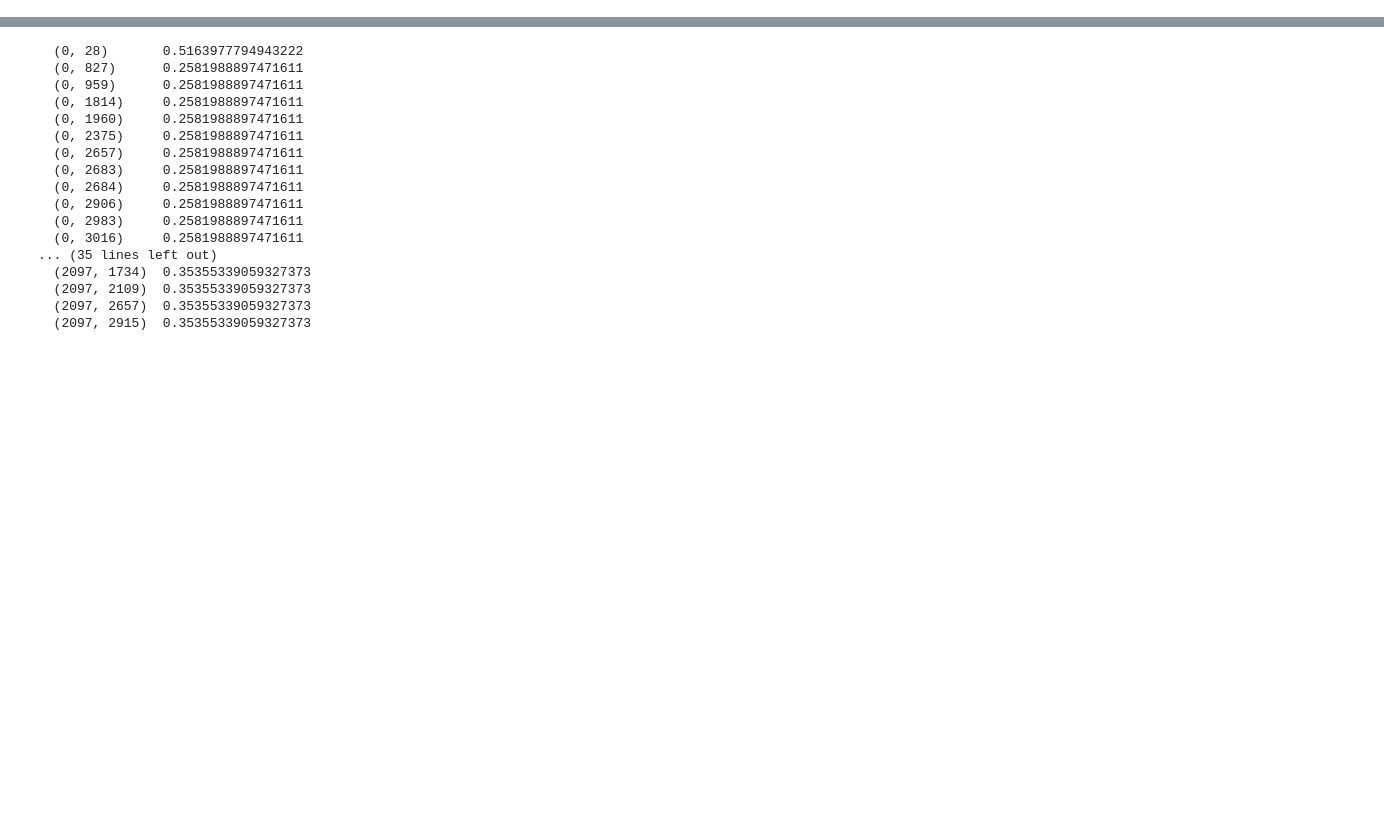
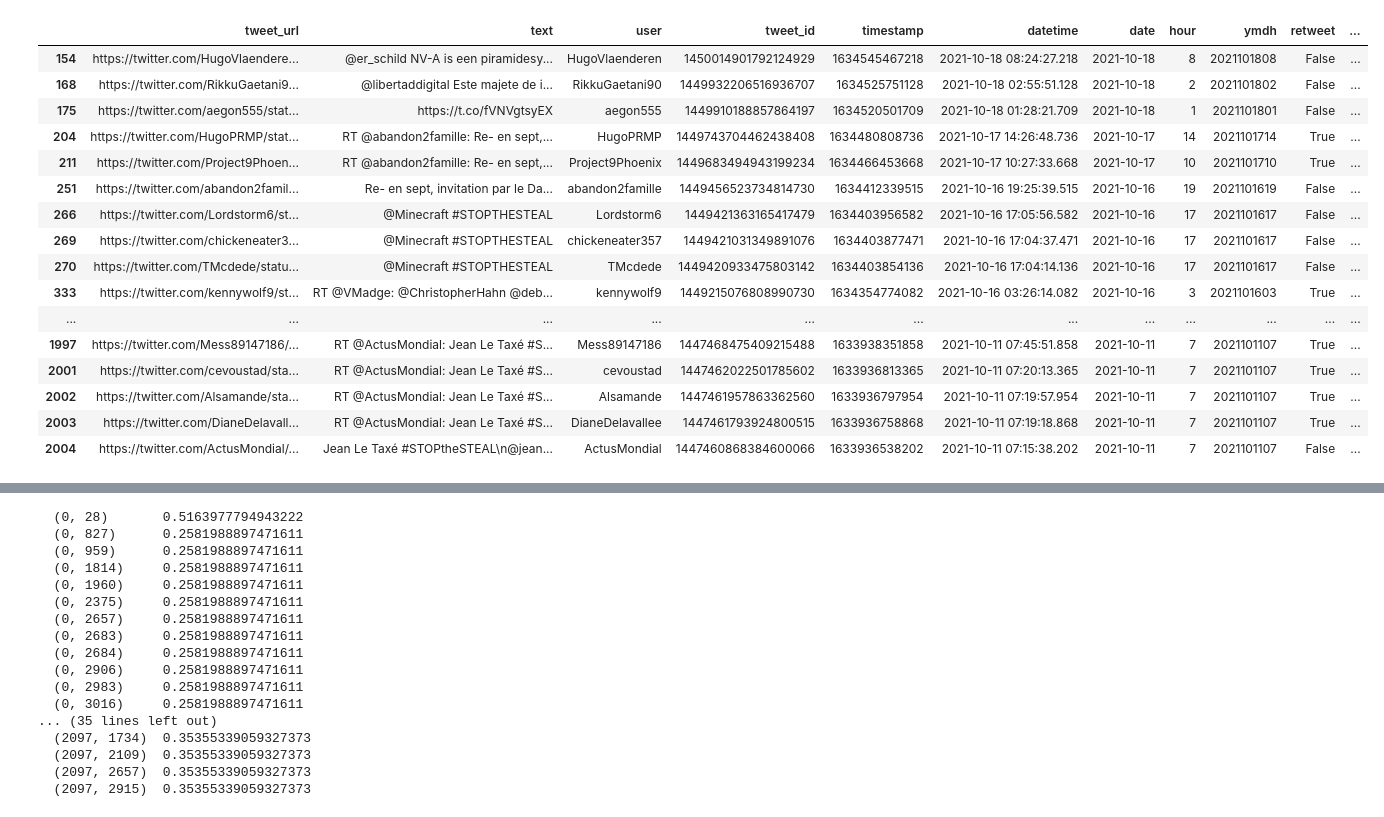
Before and after one commit to bodacea/umd_tools, a Jupyter notebook: text_dataset_features.ipynb, the cells around one changed output, grey strips where cells are left out. Saved outputs shown, nothing was run; the diff lists cells and outputs as text; code cells hidden in the pictures; blank space fills up the shorter version.

Commit message:
Cleaned up text analysis code

```diff
--- a/text_dataset_features.ipynb
+++ b/text_dataset_features.ipynb
@@ -31,3 +0,0 @@ tweetdata
-# %%
-df = pd.DataFrame([tweetdata]).transpose().reset_index()
-df
@@ -103,0 +119,4 @@ AttributeError: 'int' object has no attribute 'lower'
+# %%
+# use clean_twitter library to extract information in the AndyPatel formatted dataset into a csv
+dftweets = clean_twitter.tweet_json_to_csv(fin)
+dftweets
@@ -103,0 +228,4 @@ AttributeError: 'int' object has no attribute 'lower'
+# %%
+# have a look at languages
+dftweets = detect_langs(dftweets, 'text')
+dftweets['langarray'].value_counts()
@@ -103,0 +270,20 @@ AttributeError: 'int' object has no attribute 'lower'
+# %%
+dftweets[dftweets['langarray'] != 'en']
+# %% [output]
+|  | tweet_url | text | user | tweet_id | timestamp | datetime | date | hour | ymdh | retweet | ... |
+| 154 | https://twitter.com/HugoVlaendere... | @er_schild NV-A is een piramidesy... | HugoVlaenderen | 1450014901792124929 | 1634545467218 | 2021-10-18 08:24:27.218 | 2021-10-18 | 8 | 2021101808 | False | ... |
+| 168 | https://twitter.com/RikkuGaetani9... | @libertaddigital Este majete de i... | RikkuGaetani90 | 1449932206516936707 | 1634525751128 | 2021-10-18 02:55:51.128 | 2021-10-18 | 2 | 2021101802 | False | ... |
+| 175 | https://twitter.com/aegon555/stat... | https://t.co/fVNVgtsyEX | aegon555 | 1449910188857864197 | 1634520501709 | 2021-10-18 01:28:21.709 | 2021-10-18 | 1 | 2021101801 | False | ... |
+| 204 | https://twitter.com/HugoPRMP/stat... | RT @abandon2famille: Re- en sept,... | HugoPRMP | 1449743704462438408 | 1634480808736 | 2021-10-17 14:26:48.736 | 2021-10-17 | 14 | 2021101714 | True | ... |
+| 211 | https://twitter.com/Project9Phoen... | RT @abandon2famille: Re- en sept,... | Project9Phoenix | 1449683494943199234 | 1634466453668 | 2021-10-17 10:27:33.668 | 2021-10-17 | 10 | 2021101710 | True | ... |
+| 251 | https://twitter.com/abandon2famil... | Re- en sept, invitation par le Da... | abandon2famille | 1449456523734814730 | 1634412339515 | 2021-10-16 19:25:39.515 | 2021-10-16 | 19 | 2021101619 | False | ... |
+| 266 | https://twitter.com/Lordstorm6/st... | @Minecraft #STOPTHESTEAL | Lordstorm6 | 1449421363165417479 | 1634403956582 | 2021-10-16 17:05:56.582 | 2021-10-16 | 17 | 2021101617 | False | ... |
+| 269 | https://twitter.com/chickeneater3... | @Minecraft #STOPTHESTEAL | chickeneater357 | 1449421031349891076 | 1634403877471 | 2021-10-16 17:04:37.471 | 2021-10-16 | 17 | 2021101617 | False | ... |
+| 270 | https://twitter.com/TMcdede/statu... | @Minecraft #STOPTHESTEAL | TMcdede | 1449420933475803142 | 1634403854136 | 2021-10-16 17:04:14.136 | 2021-10-16 | 17 | 2021101617 | False | ... |
+| 333 | https://twitter.com/kennywolf9/st... | RT @VMadge: @ChristopherHahn @deb... | kennywolf9 | 1449215076808990730 | 1634354774082 | 2021-10-16 03:26:14.082 | 2021-10-16 | 3 | 2021101603 | True | ... |
+| ... | ... | ... | ... | ... | ... | ... | ... | ... | ... | ... | ... |
+| 1997 | https://twitter.com/Mess89147186/... | RT @ActusMondial: Jean Le Taxé #S... | Mess89147186 | 1447468475409215488 | 1633938351858 | 2021-10-11 07:45:51.858 | 2021-10-11 | 7 | 2021101107 | True | ... |
+| 2001 | https://twitter.com/cevoustad/sta... | RT @ActusMondial: Jean Le Taxé #S... | cevoustad | 1447462022501785602 | 1633936813365 | 2021-10-11 07:20:13.365 | 2021-10-11 | 7 | 2021101107 | True | ... |
+| 2002 | https://twitter.com/Alsamande/sta... | RT @ActusMondial: Jean Le Taxé #S... | Alsamande | 1447461957863362560 | 1633936797954 | 2021-10-11 07:19:57.954 | 2021-10-11 | 7 | 2021101107 | True | ... |
+| 2003 | https://twitter.com/DianeDelavall... | RT @ActusMondial: Jean Le Taxé #S... | DianeDelavallee | 1447461793924800515 | 1633936758868 | 2021-10-11 07:19:18.868 | 2021-10-11 | 7 | 2021101107 | True | ... |
+| 2004 | https://twitter.com/ActusMondial/... | Jean Le Taxé #STOPtheSTEAL\n@jean... | ActusMondial | 1447460868384600066 | 1633936538202 | 2021-10-11 07:15:38.202 | 2021-10-11 | 7 | 2021101107 | False | ... |
```
Also changed, not shown: parts of 38 cells of this notebook, 4 other files.
